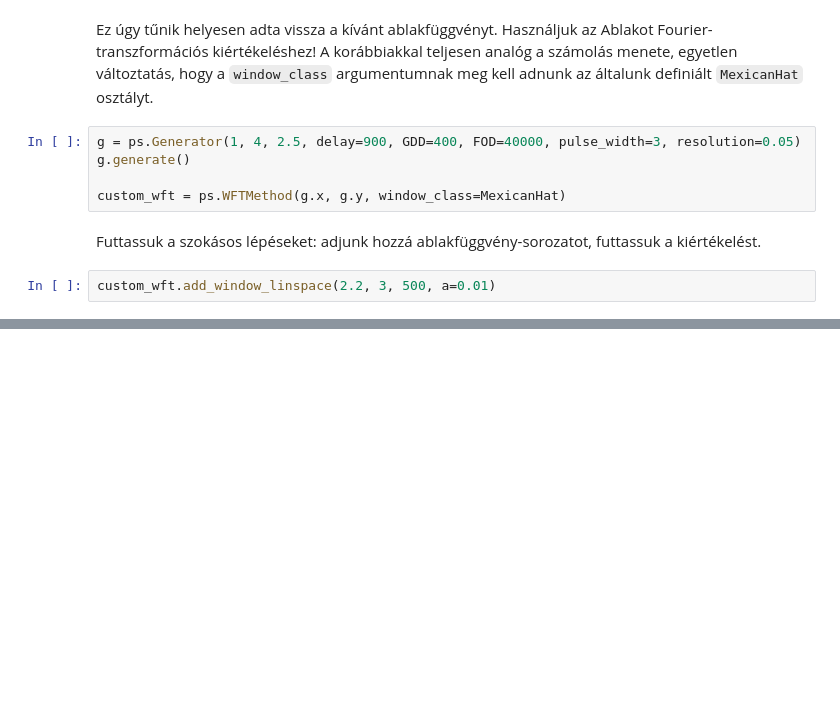
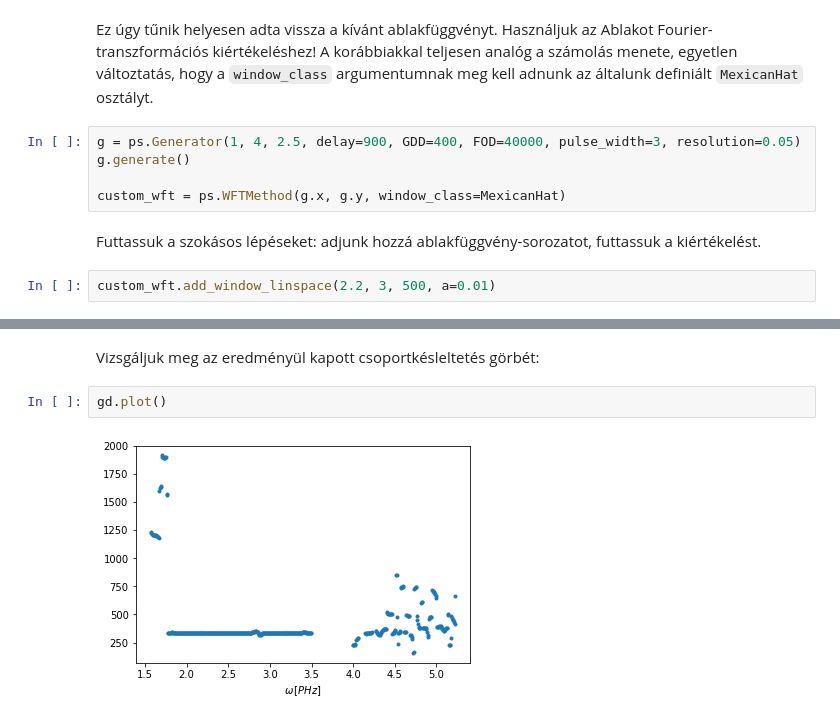
Before and after one commit to Ptrskay3/PySprint, a Jupyter notebook: doc/hu_wft.ipynb, the cells around one changed output, grey strips where cells are left out. Saved outputs shown, nothing was run; the diff lists cells and outputs as text; blank space fills up the shorter version.

```diff
--- a/doc/hu_wft.ipynb
+++ b/doc/hu_wft.ipynb
@@ -224,0 +257,6 @@ custom_wft.heatmap()
+# %% [markdown]
+Vizsgáljuk meg az eredményül kapott csoportkésleltetés görbét:
+# %%
+gd.plot()
+# %% [output]
+[figure, added]
```
Also changed, not shown: parts of 18 cells of this notebook, 9 other files.
